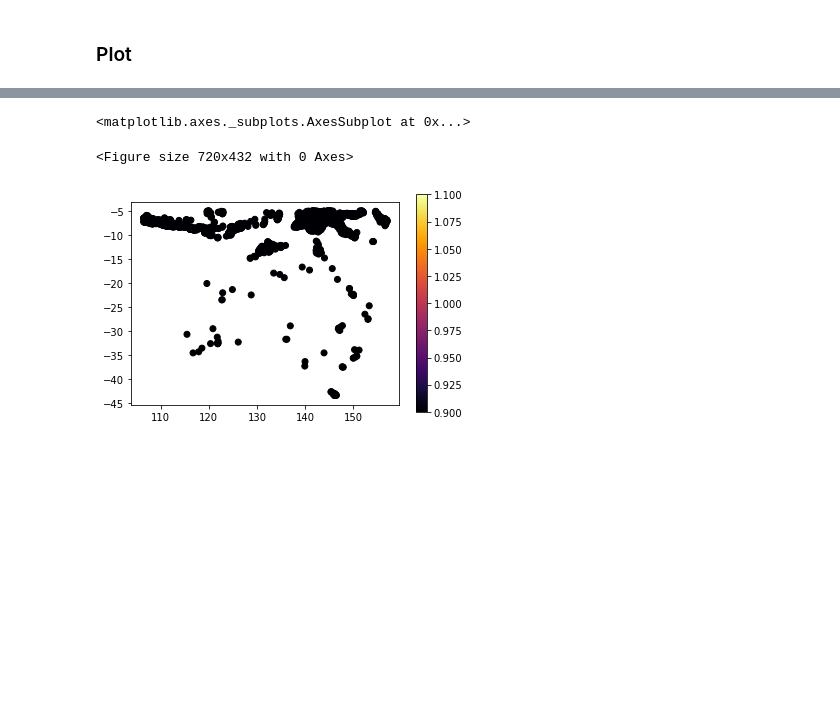
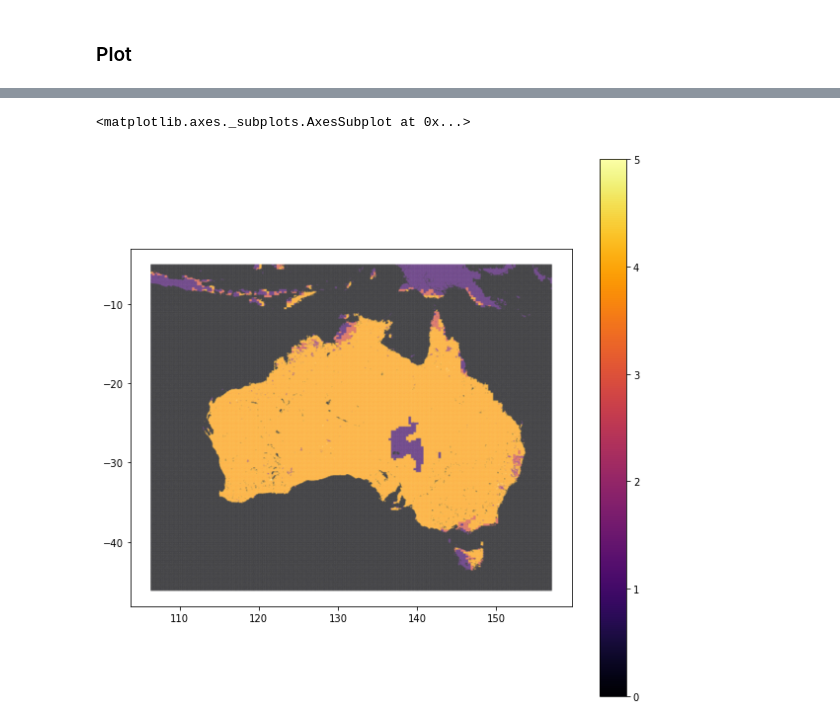
Before and after one commit to acl2171/wildfire_model, a Jupyter notebook: notebooks/csv_to_map.ipynb, the cells around one changed output, grey strips where cells are left out. Drawn from its saved outputs; the diff is of its cells as text; code cells hidden in the pictures; blank space fills up the shorter version.

Commit message:
Figured out errors with FWI

```diff
--- a/notebooks/csv_to_map.ipynb
+++ b/notebooks/csv_to_map.ipynb
@@ -46,10 +45,9 @@ Name: label, dtype: int64
 gdf.loc[(gdf['label']=='water'), 'label'] = 0
 gdf.loc[(gdf['label']=='land'), 'label'] = 1
 gdf.loc[(gdf['label']=='burned'), 'label'] = 2
-gdf.loc[(gdf['label']=='fwi_moderate'), 'label'] = 3
-gdf.loc[(gdf['label']=='fwi_high'), 'label'] = 4
-gdf.loc[(gdf['label']=='fwi_extreme'), 'label'] = 5
-gdf.loc[(gdf['label']=='active_fire'), 'label'] = 6
+gdf.loc[(gdf['label']=='fwi_high'), 'label'] = 3
+gdf.loc[(gdf['label']=='fwi_extreme'), 'label'] = 4
+gdf.loc[(gdf['label']=='active_fire'), 'label'] = 5
 # %%
 gdf['label'].value_counts()
 # %% [output]
@@ -71,11 +66,7 @@ NameError: name 'geopandas' is not defined
-# %%
-gdf.loc[gdf['label']==6, 'fire'] = 1
-# %%
-plt.figure(figsize = (10, 6))
-gdf.plot(['fire'], cmap = 'inferno', legend = True)
-# %% [output]
-<matplotlib.axes._subplots.AxesSubplot at 0x...>
-<Figure size 720x432 with 0 Axes>
-[figure, removed]
+# %%
+gdf.plot(['label'], markersize = 0.002, cmap = 'inferno', legend = True, figsize = (10, 10))
+# %% [output]
+<matplotlib.axes._subplots.AxesSubplot at 0x...>
+[figure, added]
 # %%
 # gdf.to_file('../../finalproj_data/input_data/gdf.shp')
```
Also changed, not shown: parts of 4 cells of this notebook, 1 other file.
